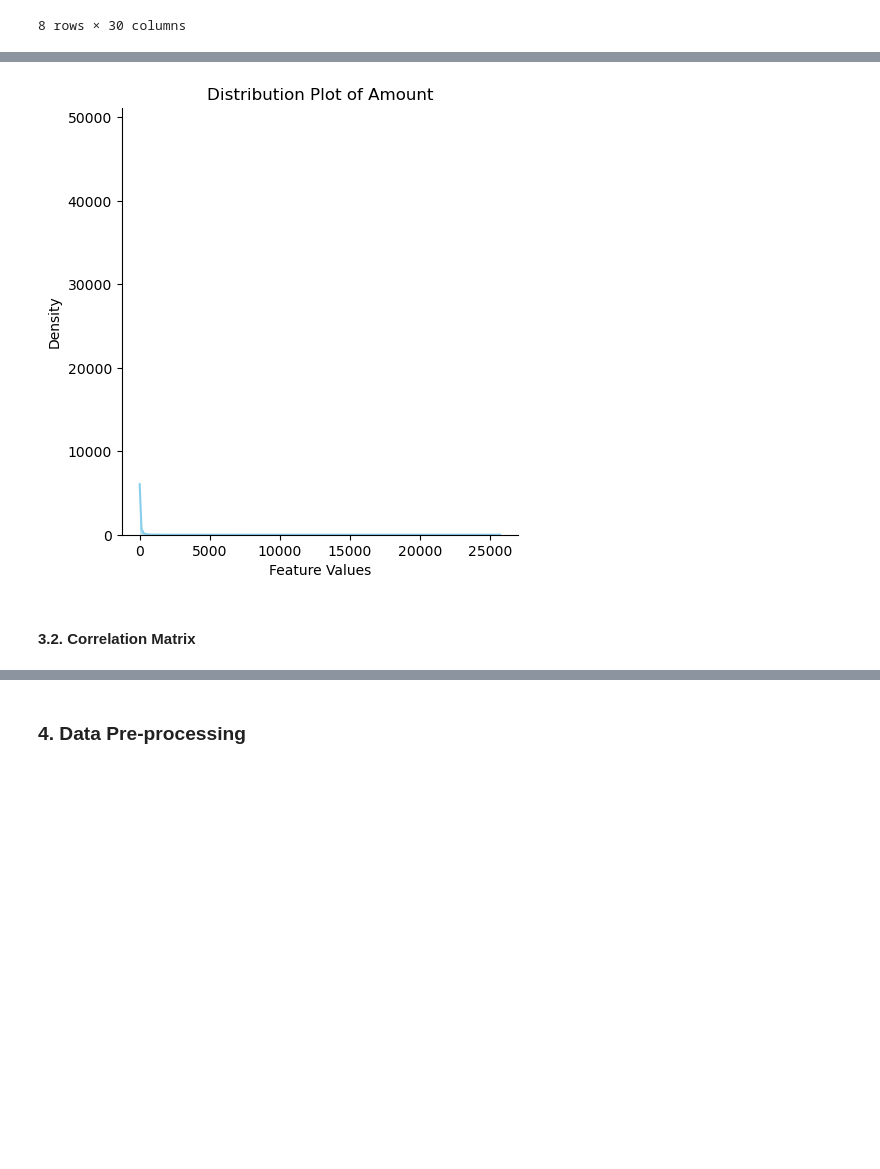
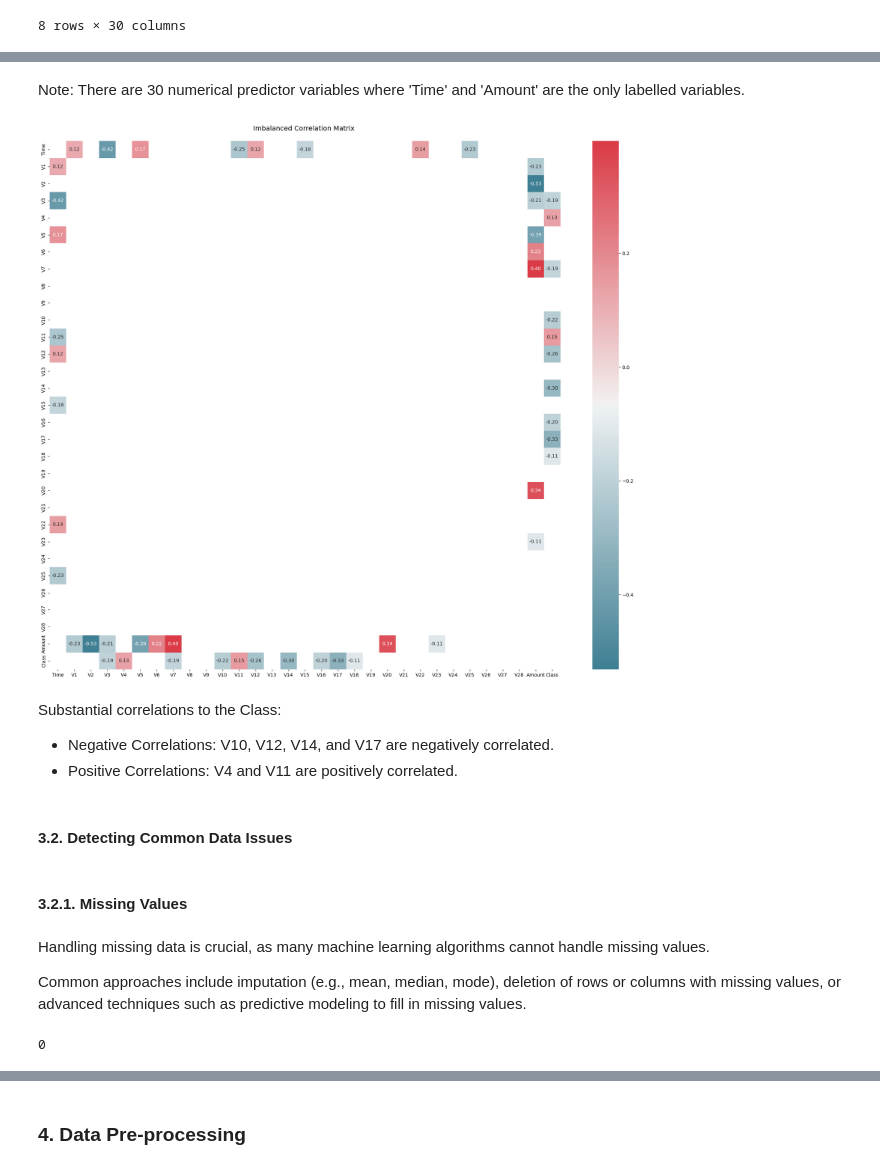
Before and after one commit to rezaaldama/CCFraudModel, a Jupyter notebook: CCFraudModel.ipynb, the cells around one changed output, grey strips where cells are left out. Cells and saved outputs as stored; diff of their text form; code cells hidden in the pictures; blank space fills up the shorter version.

```diff
--- a/CCFraudModel.ipynb
+++ b/CCFraudModel.ipynb
@@ -125,6 +93,0 @@ plot_distribution(df, 'Time')
-# %%
-plot_distribution(df, 'Amount')
-# %% [output]
-[figure, removed]
-# %% [markdown]
-#### 3.2. Correlation Matrix
@@ -132,0 +94,42 @@ plot_distribution(df, 'Amount')
+# %% [markdown]
+Note: There are 30 numerical predictor variables where 'Time' and 'Amount' are the only labelled variables.
+# %%
+# Make sure we use the subsample in our correlation
+f, ax1 = plt.subplots(1, 1, figsize=(24,20))
+
+# Entire DataFrame
+corr = df.corr()
+
+# Set threshold for high correlation (adjust as needed)
+threshold = 0.11
+
+# Filter correlation matrix for high correlations
+high_corr_matrix = corr[(abs(corr) > threshold) & (corr != 1.0)]
+
+# Set up the color map
+cmap = sns.diverging_palette(220, 10, as_cmap=True)
+
+# Draw the heatmap without masking
+sns.heatmap(high_corr_matrix, cmap=cmap, annot=True, fmt=".2f", ax=ax1)
+
+ax1.set_title("Imbalanced Correlation Matrix \n", fontsize=14)
+
+plt.show()
+# %% [output]
+[figure, added]
+# %% [markdown]
+Substantial correlations to the Class:
+- Negative Correlations: V10, V12, V14, and V17 are negatively correlated.
+- Positive Correlations: V4 and V11 are positively correlated.
+# %% [markdown]
+#### 3.2. Detecting Common Data Issues
+# %% [markdown]
+#### 3.2.1. Missing Values
+# %% [markdown]
+Handling missing data is crucial, as many machine learning algorithms cannot handle missing values.
+
+Common approaches include imputation (e.g., mean, median, mode), deletion of rows or columns with missing values, or advanced techniques such as predictive modeling to fill in missing values.
+# %%
+df.isnull().sum().max()
+# %% [output]
+0
```
Also changed, not shown: parts of 61 cells of this notebook.
